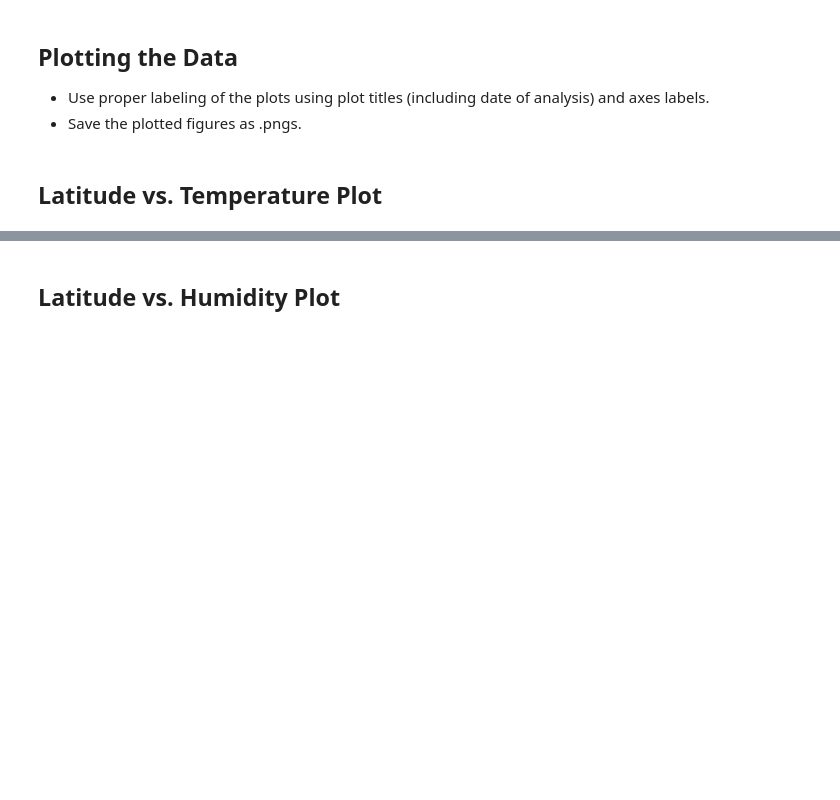
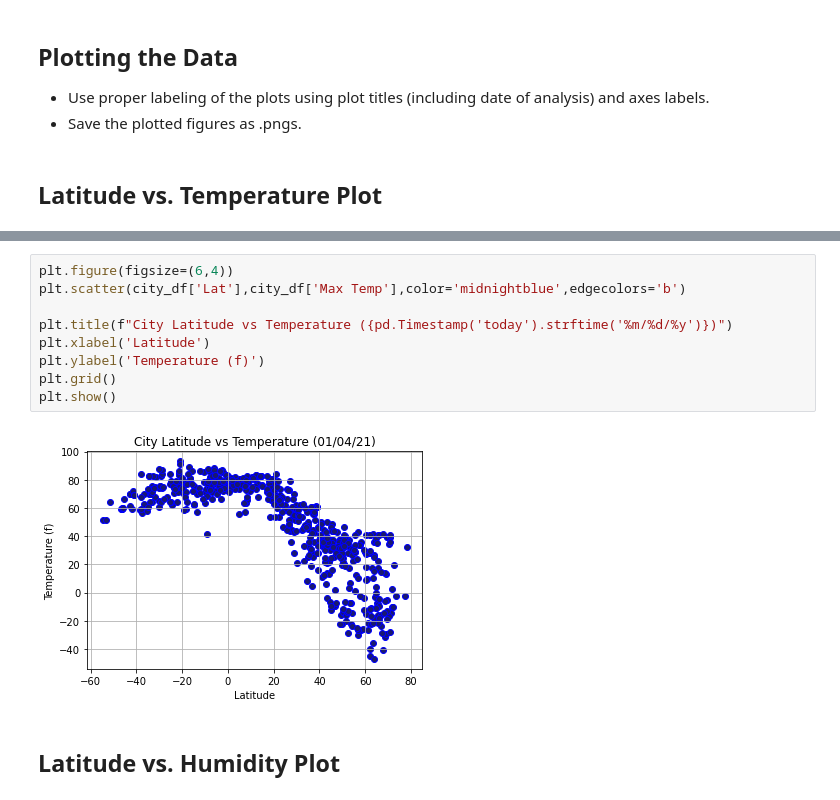
Before and after one commit to reyno255/python-api-challenge, a Jupyter notebook: WeatherPy.ipynb, the cells around one changed output, grey strips where cells are left out. Drawn from its saved outputs; the diff is of its cells as text; blank space fills up the shorter version.

Commit message:
updating graphing

```diff
--- a/WeatherPy.ipynb
+++ b/WeatherPy.ipynb
@@ -231,2 +228,13 @@ Int64Index([], dtype='int64')
+# %%
+plt.figure(figsize=(6,4))
+plt.scatter(city_df['Lat'],city_df['Max Temp'],color='midnightblue',edgecolors='b')
+
+plt.title(f"City Latitude vs Temperature ({pd.Timestamp('today').strftime('%m/%d/%y')})")
+plt.xlabel('Latitude')
+plt.ylabel('Temperature (f)')
+plt.grid()
+plt.show()
+# %% [output]
+[figure, added]
 # %% [markdown]
 ## Latitude vs. Humidity Plot
```
Also changed, not shown: parts of 2 cells of this notebook.
